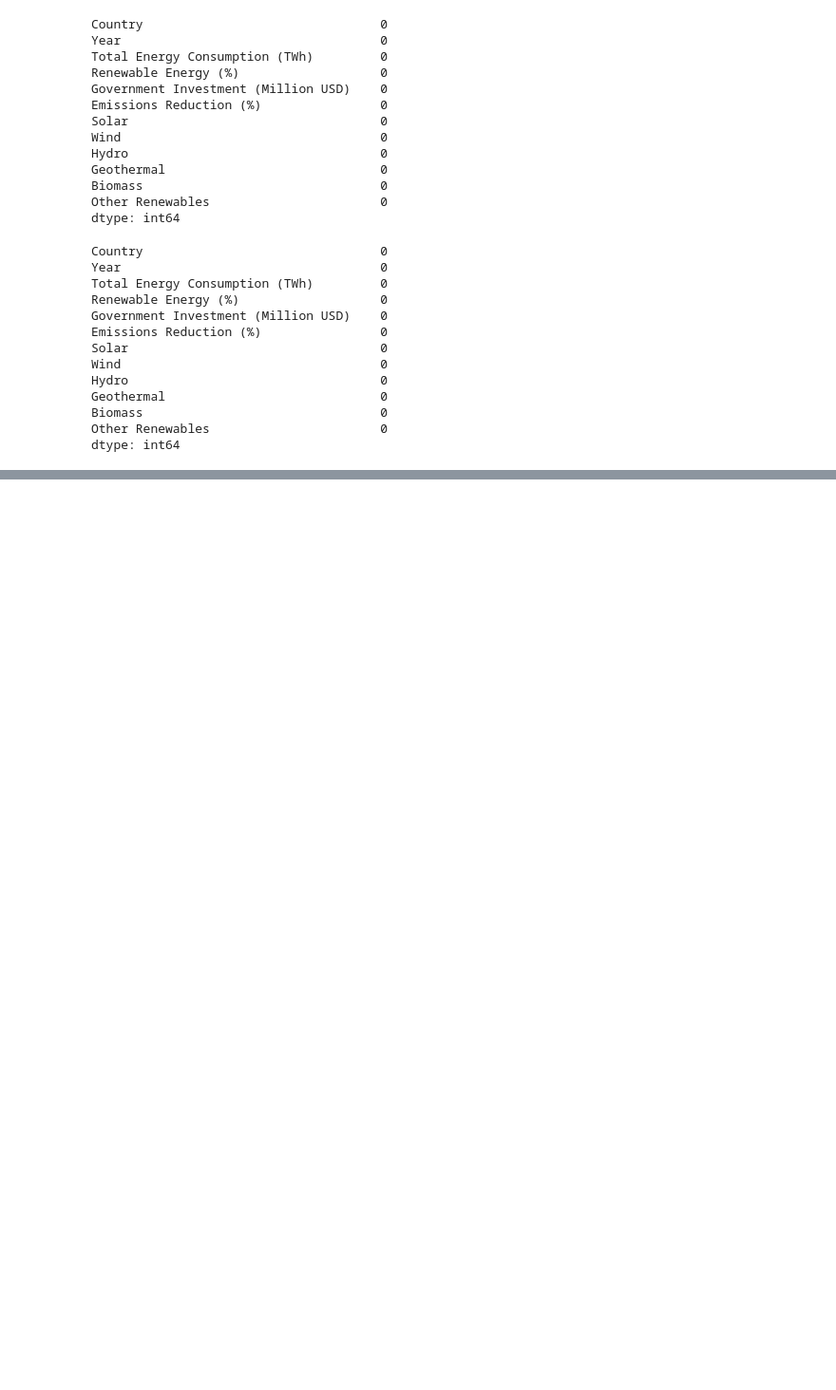
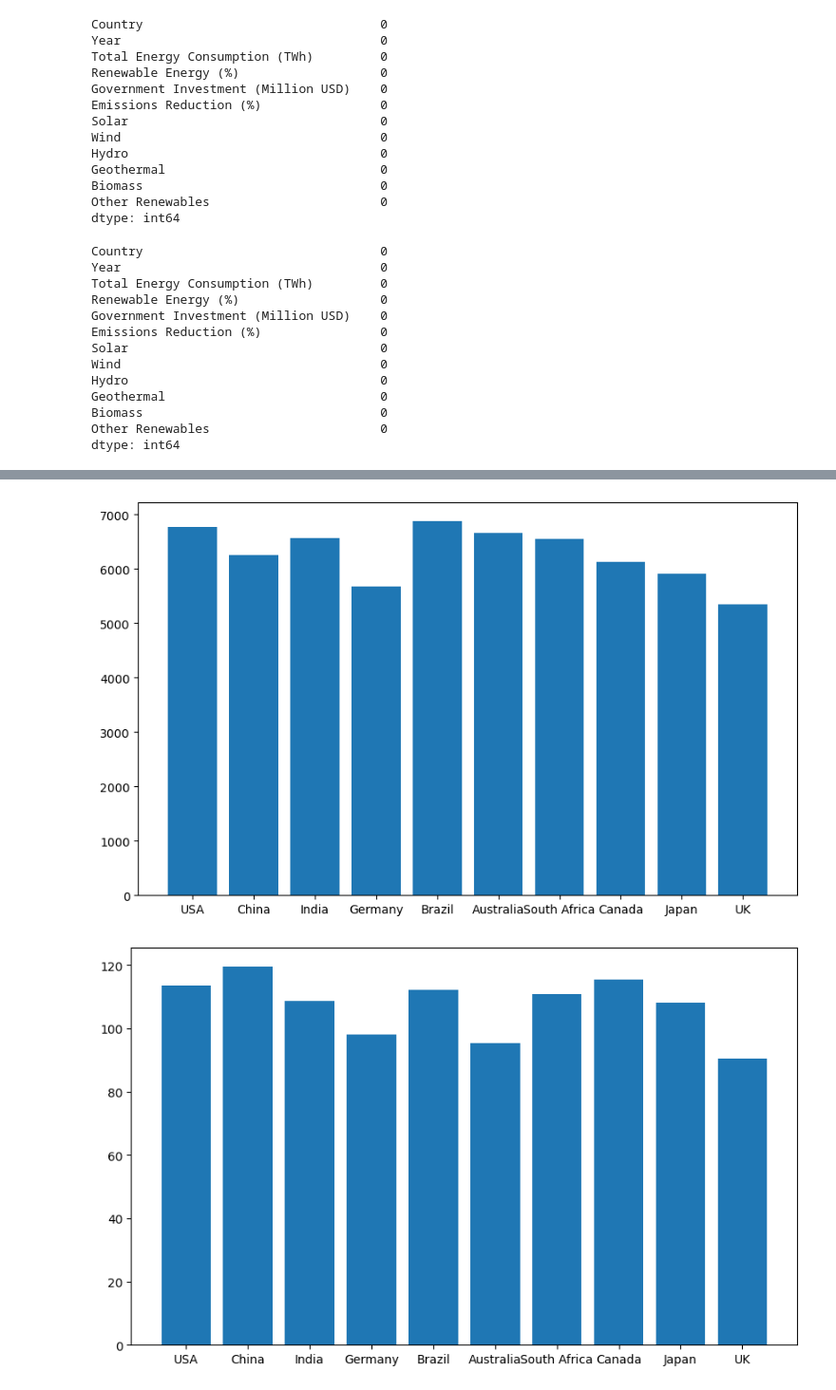
Before and after one commit to KunterC/Renewable_Energy_Data, a Jupyter notebook: Analysis.ipynb, the cells around one changed output, grey strips where cells are left out. Shown at 95% size. Saved outputs shown, nothing was run; the diff lists cells and outputs as text; code cells hidden in the pictures; blank space fills up the shorter version.

```diff
--- a/Analysis.ipynb
+++ b/Analysis.ipynb
@@ -220,0 +224,25 @@ plt.show()
+# %%
+energy_df["Government Investment (Million USD)"] = energy_df["Government Investment (Million USD)"].astype(int).astype(str) + ".0"
+energy_df["Government Investment (Million USD)"] = energy_df["Government Investment (Million USD)"].astype(float)
+#fixes the government investment column because loop gave decimal values for millions of USD values
+# %%
+countries = ["USA", "China", "India", "Germany", "Brazil", "Australia", "South Africa", "Canada", "Japan", "UK"] #list of countries
+sumlist = [] #empty list to store each countrys sum over the years in order
+for i in countries: #iterates over the countries
+    investment_df = energy_df[energy_df["Country"] == i] #gets the country
+    sum_investment = investment_df["Government Investment (Million USD)"].sum() #sums the values of investments for the country
+    sumlist.append(sum_investment) #adds the sum to the list
+plt.figure(figsize=(10,6))
+plt.bar(countries, sumlist) #plots a bar chart
+plt.show() #shows it
+sumlistreduction = [] #empty list for emission reduction sums
+for i in countries: #iteraets over countries
+    investment_df = energy_df[energy_df["Country"] == i] #gets country
+    sum_investment = investment_df["Emissions Reduction (%)"].sum() #gets the sum in emission reduction of the country
+    sumlistreduction.append(sum_investment) #adds the sum
+plt.figure(figsize=(10,6))
+plt.bar(countries, sumlistreduction) #plots a bar chart
+plt.show() #shows it
+# %% [output]
+[figure, added]
+[figure, added]
```
Also changed, not shown: parts of 24 cells of this notebook, 1 other file.
